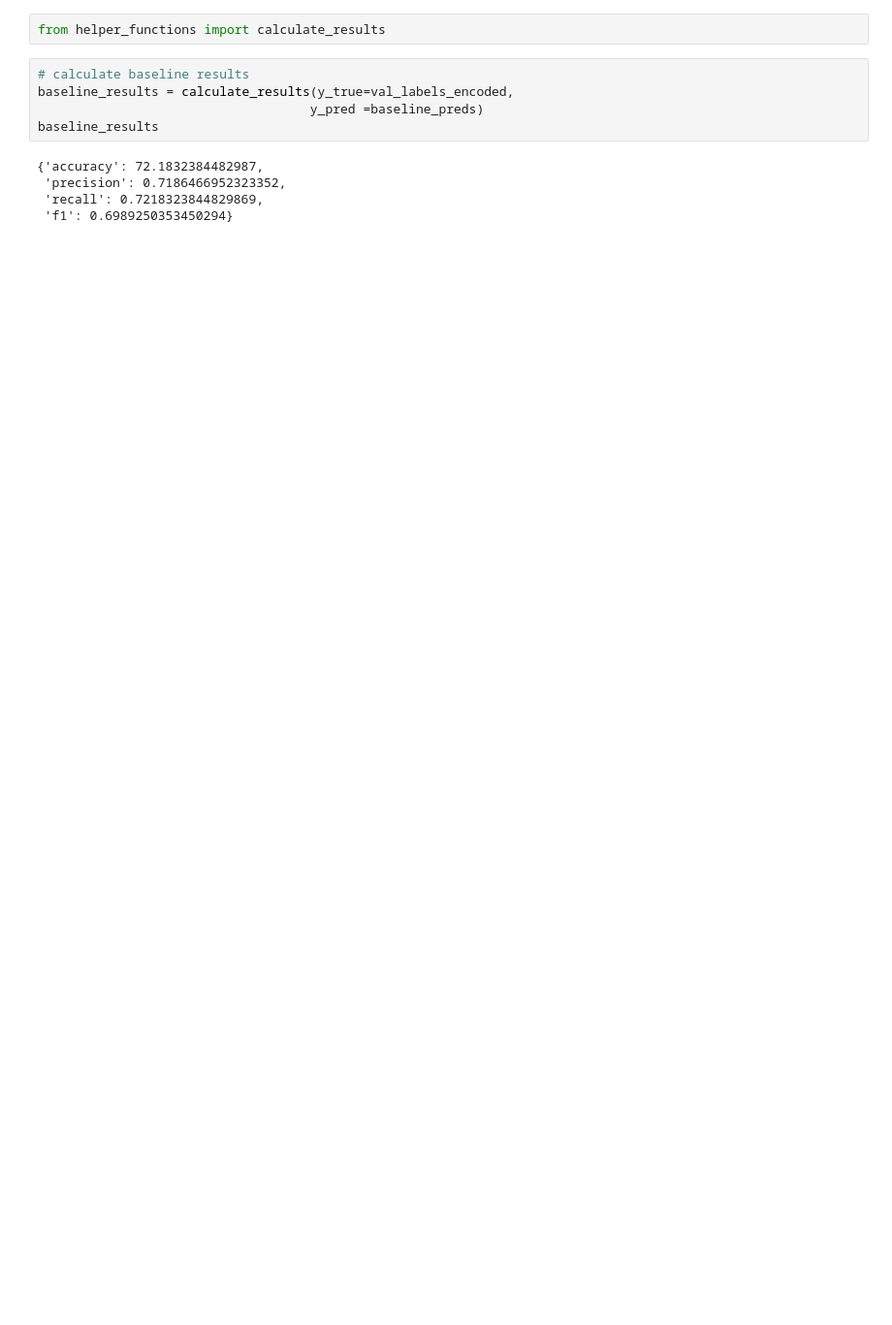
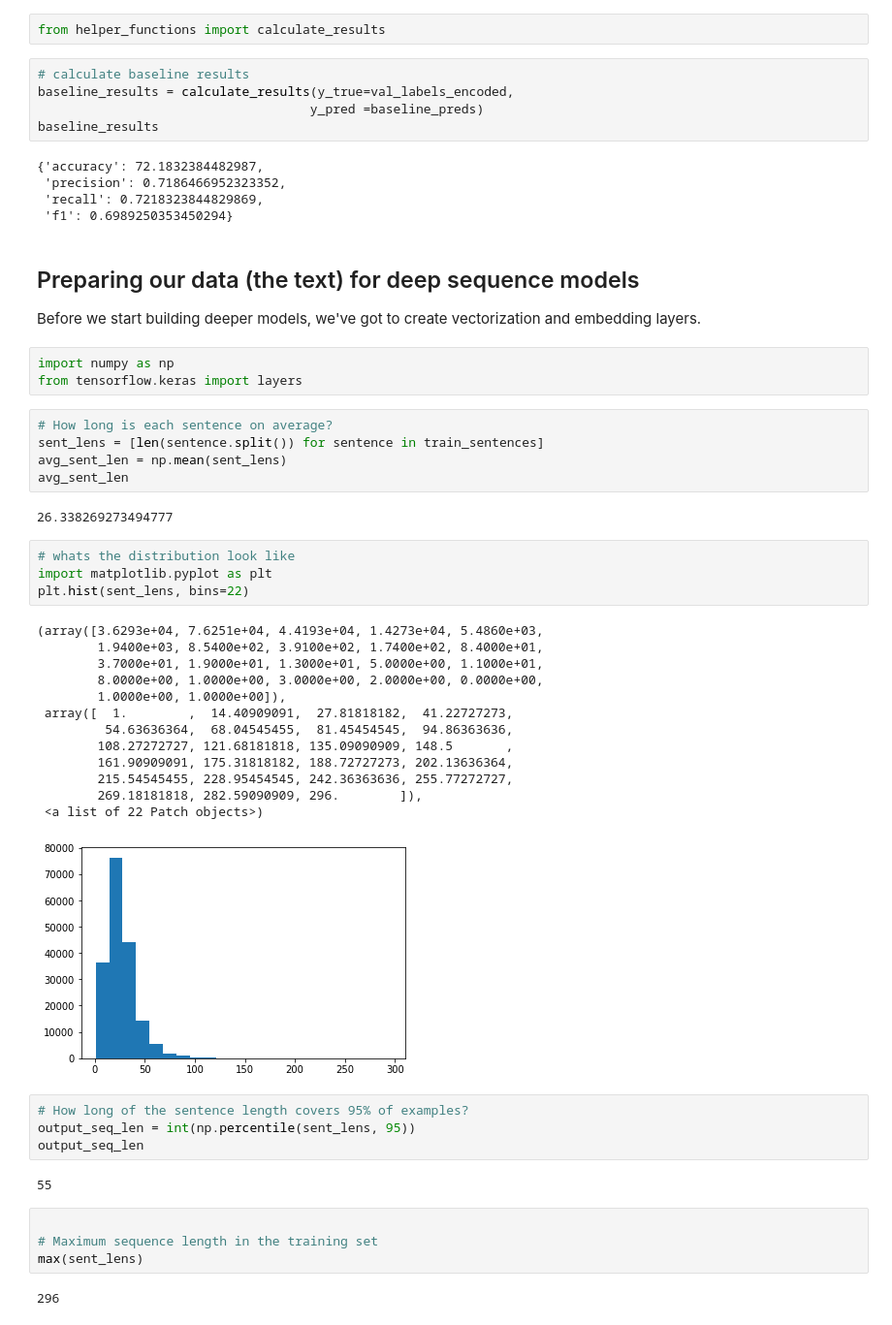
Before and after one commit to Kennedy87670/NLP, a Jupyter notebook: Skimlit_nlp.ipynb, the cells around one changed output. Shown: that part at 97% size. Drawn from its saved outputs; the diff is of its cells as text; blank space fills up the shorter version.

```diff
--- a/Skimlit_nlp.ipynb
+++ b/Skimlit_nlp.ipynb
@@ -355,3 +356,47 @@ baseline_results
  'precision': 0.7186466952323352,
  'recall': 0.7218323844829869,
  'f1': 0.6989250353450294}
+# %% [markdown]
+## Preparing our data (the text) for deep sequence models
+
+Before we start building deeper models, we've got to create vectorization and embedding layers.
+# %%
+import numpy as np
+from tensorflow.keras import layers
+# %%
+# How long is each sentence on average?
+sent_lens = [len(sentence.split()) for sentence in train_sentences]
+avg_sent_len = np.mean(sent_lens)
+avg_sent_len
+# %% [output]
+26.338269273494777
+# %%
+# whats the distribution look like
+import matplotlib.pyplot as plt
+plt.hist(sent_lens, bins=22)
+# %% [output]
+(array([3.6293e+04, 7.6251e+04, 4.4193e+04, 1.4273e+04, 5.4860e+03,
+        1.9400e+03, 8.5400e+02, 3.9100e+02, 1.7400e+02, 8.4000e+01,
+        3.7000e+01, 1.9000e+01, 1.3000e+01, 5.0000e+00, 1.1000e+01,
+        8.0000e+00, 1.0000e+00, 3.0000e+00, 2.0000e+00, 0.0000e+00,
+        1.0000e+00, 1.0000e+00]),
+ array([  1.        ,  14.40909091,  27.81818182,  41.22727273,
+         54.63636364,  68.04545455,  81.45454545,  94.86363636,
+        108.27272727, 121.68181818, 135.09090909, 148.5       ,
+        161.90909091, 175.31818182, 188.72727273, 202.13636364,
+        215.54545455, 228.95454545, 242.36363636, 255.77272727,
+        269.18181818, 282.59090909, 296.        ]),
+ <a list of 22 Patch objects>)
+[figure, added]
+# %%
+# How long of the sentence length covers 95% of examples?
+output_seq_len = int(np.percentile(sent_lens, 95))
+output_seq_len
+# %% [output]
+55
+# %%
+
+# Maximum sequence length in the training set
+max(sent_lens)
+# %% [output]
+296
```
Also changed, not shown: parts of 40 cells of this notebook.
